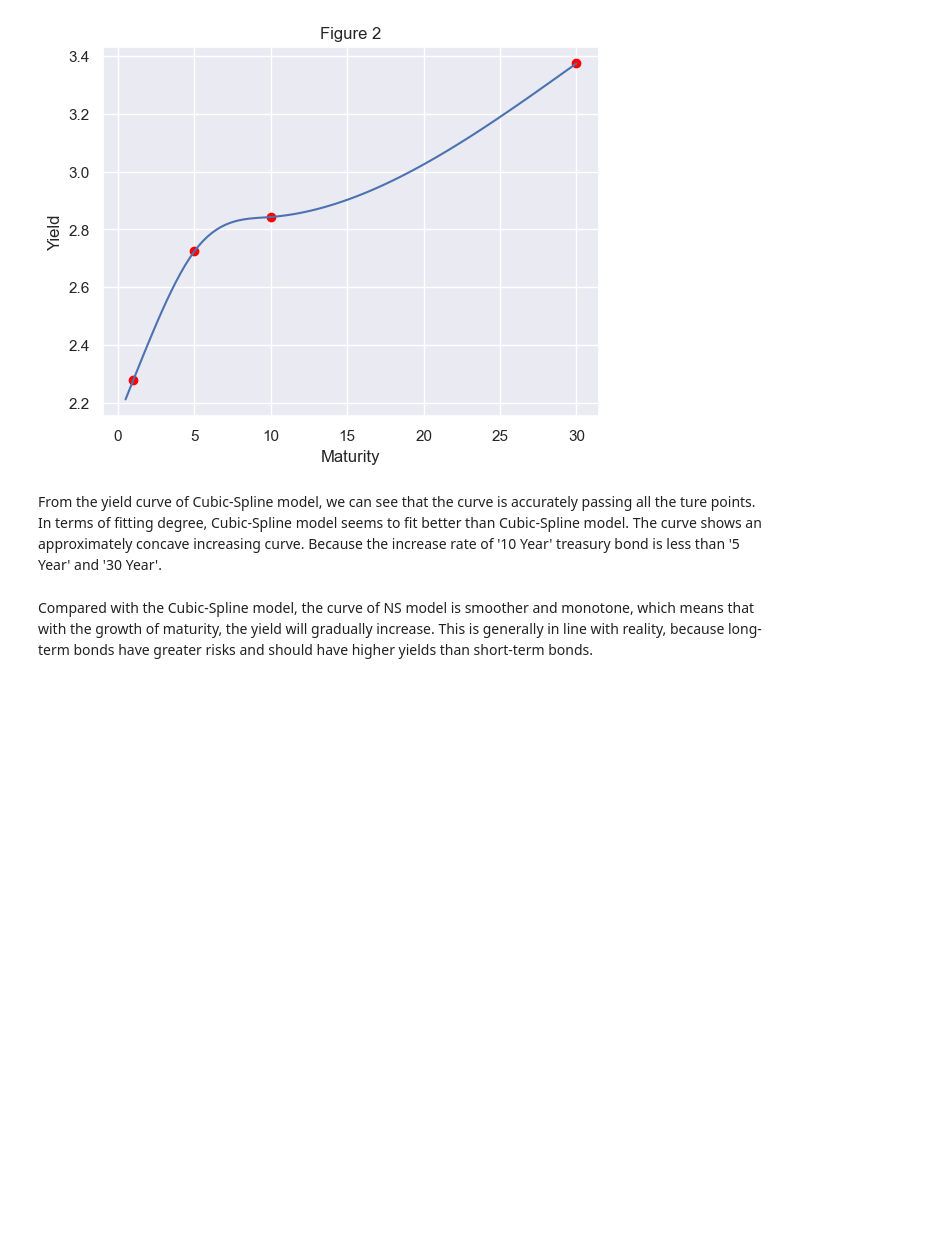
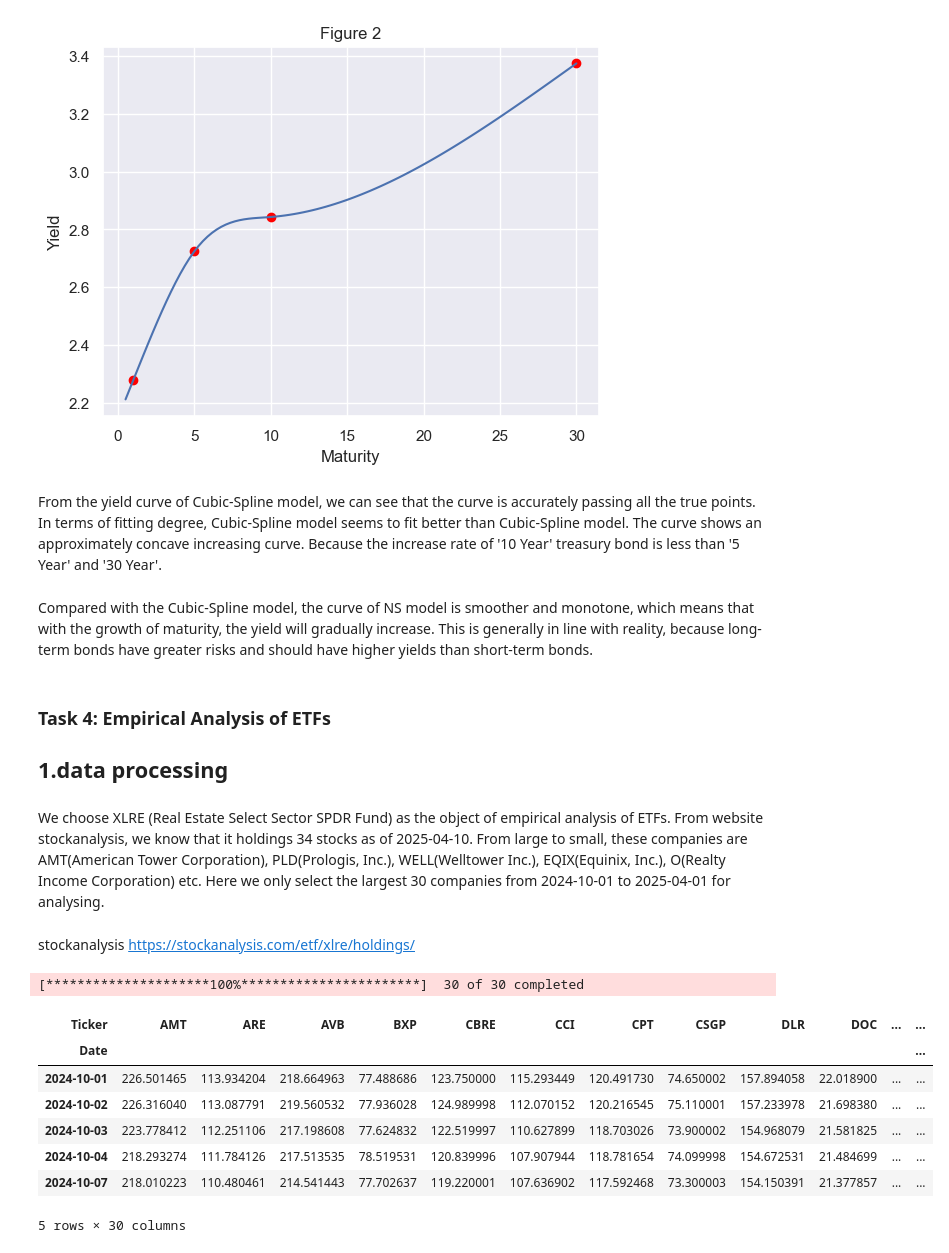
Before and after one commit to qiupin499/Gwp1-of-QW, a Jupyter notebook: gwp1.ipynb, the cells around one changed output. Drawn from its saved outputs; the diff is of its cells as text; code cells hidden in the pictures; blank space fills up the shorter version.

```diff
--- a/gwp1.ipynb
+++ b/gwp1.ipynb
@@ -230,6 +230,40 @@ plt.show()
 # %% [output]
 [figure]
 # %% [markdown]
-From the yield curve of Cubic-Spline model, we can see that the curve is accurately passing all the ture points. In terms of fitting degree, Cubic-Spline model seems to fit better than Cubic-Spline model. The curve shows an approximately concave increasing curve. Because the increase rate of '10 Year' treasury bond is less than '5 Year' and '30 Year'.
+From the yield curve of Cubic-Spline model, we can see that the curve is accurately passing all the true points. In terms of fitting degree, Cubic-Spline model seems to fit better than Cubic-Spline model. The curve shows an approximately concave increasing curve. Because the increase rate of '10 Year' treasury bond is less than '5 Year' and '30 Year'.
 # %% [markdown]
 Compared with the Cubic-Spline model, the curve of NS model is smoother and monotone, which means that with the growth of maturity, the yield will gradually increase. This is generally in line with reality, because long-term bonds have greater risks and should have higher yields than short-term bonds.
+# %% [markdown]
+ ### Task 4: Empirical Analysis of ETFs
+ ## 1.data processing
+# %% [markdown]
+We choose XLRE (Real Estate Select Sector SPDR Fund) as the object of empirical analysis of ETFs. From website stockanalysis, we know that it holdings 34 stocks as of 2025-04-10. From large to small, these companies are AMT(American Tower Corporation), PLD(Prologis, Inc.), WELL(Welltower Inc.), EQIX(Equinix, Inc.), O(Realty Income Corporation) etc. Here we only select the largest 30 companies from 2024-10-01 to 2025-04-01 for analysing.
+# %% [markdown]
+stockanalysis https://stockanalysis.com/etf/xlre/holdings/
+# %%
+import yfinance as yfin
+import datetime
+# The 30 largest holdings
+holdinglist = ['AMT','PLD','WELL','EQIX','O',
+ 'SPG','DLR','PSA','CCI','CBRE',
+ 'CSGP','VICI','VTR','EXR','AVB',
+ 'IRM','SBAC','EQR','WY','MAA',
+ 'INVH','ESS','KIM','DOC','UDR',
+ 'CPT','ARE','REG','HST','BXP']
+
+# Download stock prices
+start = datetime.date(2024, 10, 1)
+end = datetime.date(2025, 4, 1)
+stocks = yfin.download(holdinglist, start, end, auto_adjust = False)["Adj Close"]
+stocks.index = pd.to_datetime(stocks.index).strftime("%Y-%m-%d")
+stocks.head()
+# %% [output]
+[*********************100%***********************]  30 of 30 completed
+| Ticker | AMT | ARE | AVB | BXP | CBRE | CCI | CPT | CSGP | DLR | DOC | ... | ... |
+| Date |  |  |  |  |  |  |  |  |  |  |  | ... |
+| 2024-10-01 | 226.501465 | 113.934204 | 218.664963 | 77.488686 | 123.750000 | 115.293449 | 120.491730 | 74.650002 | 157.894058 | 22.018900 | ... | ... |
+| 2024-10-02 | 226.316040 | 113.087791 | 219.560532 | 77.936028 | 124.989998 | 112.070152 | 120.216545 | 75.110001 | 157.233978 | 21.698380 | ... | ... |
+| 2024-10-03 | 223.778412 | 112.251106 | 217.198608 | 77.624832 | 122.519997 | 110.627899 | 118.703026 | 73.900002 | 154.968079 | 21.581825 | ... | ... |
+| 2024-10-04 | 218.293274 | 111.784126 | 217.513535 | 78.519531 | 120.839996 | 107.907944 | 118.781654 | 74.099998 | 154.672531 | 21.484699 | ... | ... |
+| 2024-10-07 | 218.010223 | 110.480461 | 214.541443 | 77.702637 | 119.220001 | 107.636902 | 117.592468 | 73.300003 | 154.150391 | 21.377857 | ... | ... |
+5 rows × 30 columns
```
Also changed, not shown: parts of 16 cells of this notebook.
